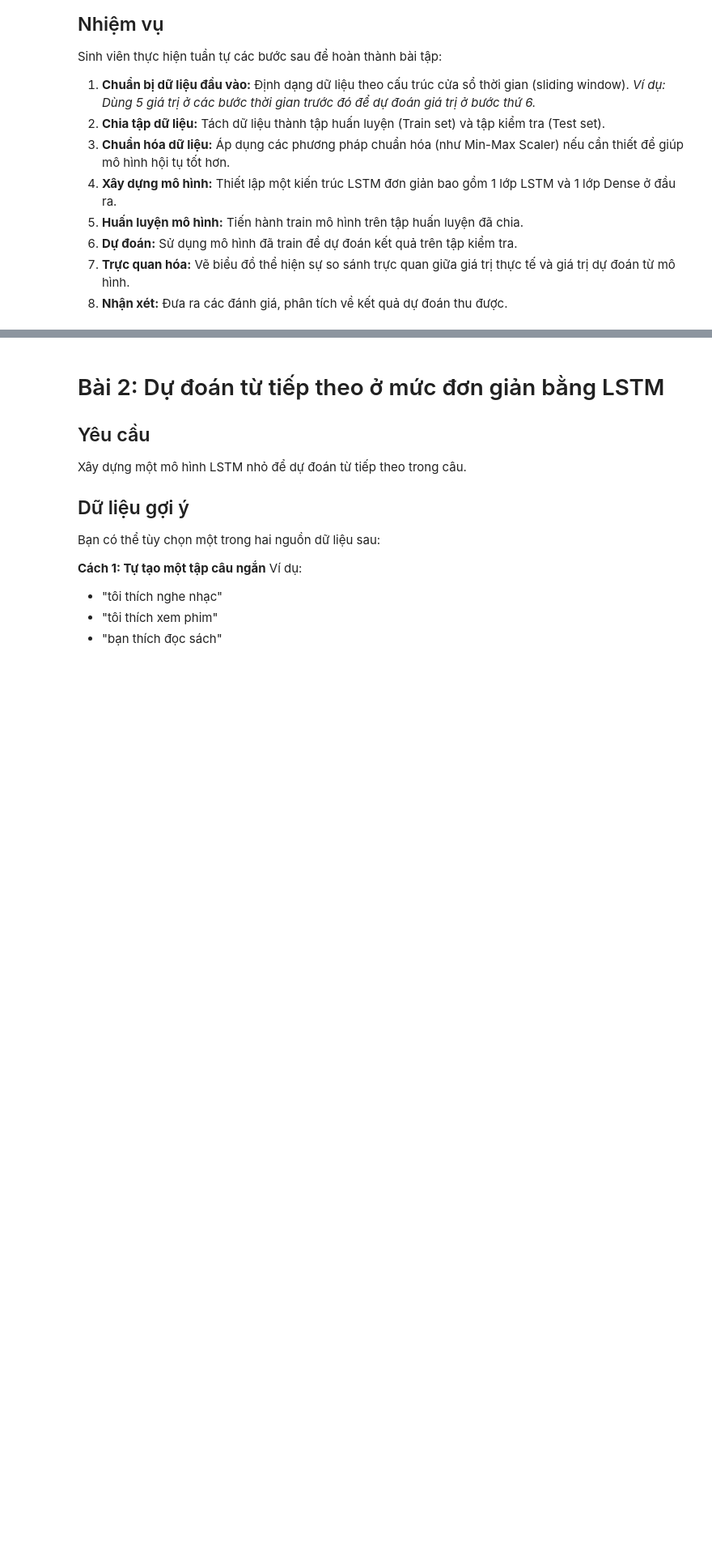
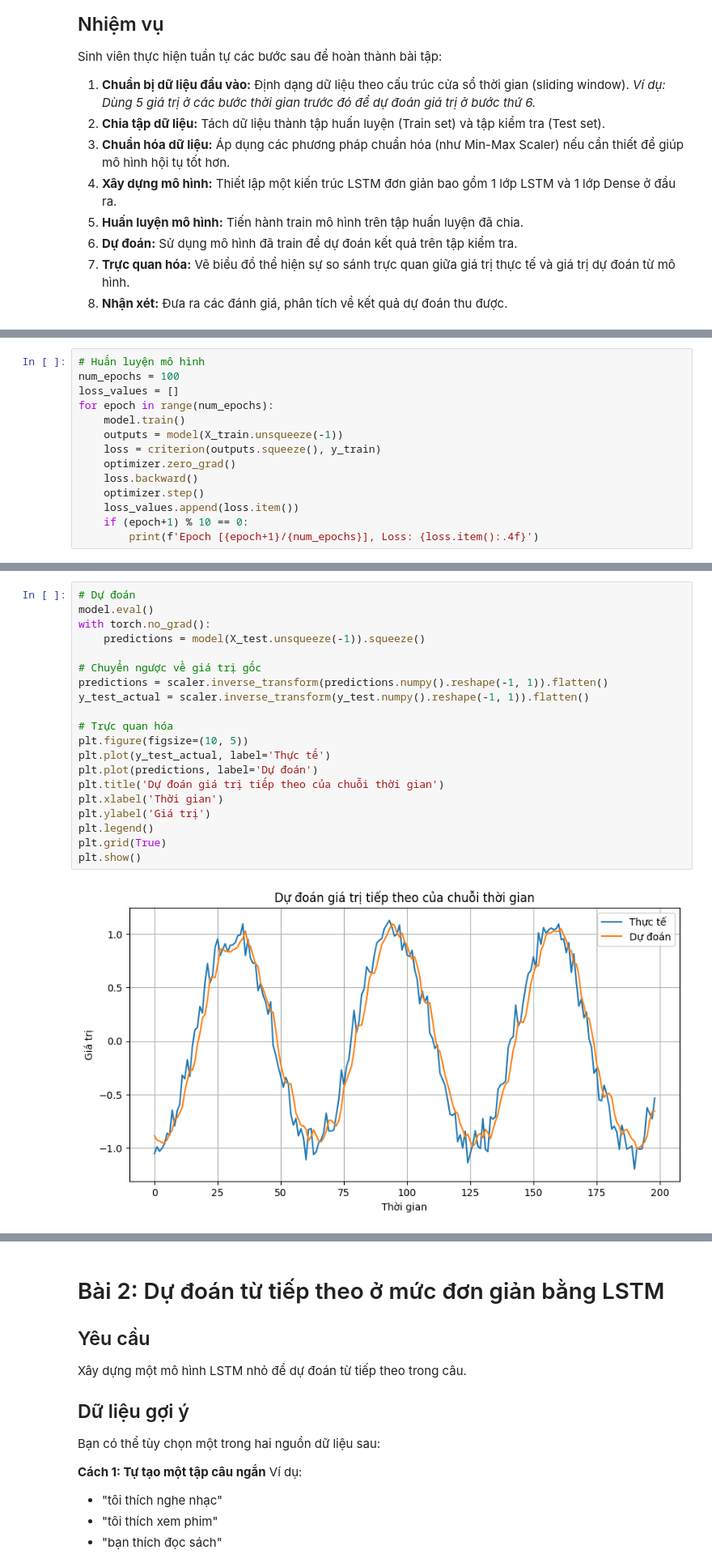
Before and after one commit to phtan2005/TH-GioiThieuHocSau, a Jupyter notebook: Week10/LSTM.ipynb, the cells around one changed output, grey strips where cells are left out. Shown at 81% size. Saved outputs shown, nothing was run; the diff lists cells and outputs as text; blank space fills up the shorter version.

```diff
--- a/Week10/LSTM.ipynb
+++ b/Week10/LSTM.ipynb
@@ -254,0 +313,14 @@ Sinh viên thực hiện tuần tự các bước sau để hoàn thành bài t
+# %%
+# Huấn luyện mô hình
+num_epochs = 100
+loss_values = []
+for epoch in range(num_epochs):
+    model.train()
+    outputs = model(X_train.unsqueeze(-1))
+    loss = criterion(outputs.squeeze(), y_train)
+    optimizer.zero_grad()
+    loss.backward()
+    optimizer.step()
+    loss_values.append(loss.item())
+    if (epoch+1) % 10 == 0:
+        print(f'Epoch [{epoch+1}/{num_epochs}], Loss: {loss.item():.4f}')
@@ -254,0 +338,22 @@ Sinh viên thực hiện tuần tự các bước sau để hoàn thành bài t
+# %%
+# Dự đoán
+model.eval()
+with torch.no_grad():
+    predictions = model(X_test.unsqueeze(-1)).squeeze()
+
+# Chuyển ngược về giá trị gốc
+predictions = scaler.inverse_transform(predictions.numpy().reshape(-1, 1)).flatten()
+y_test_actual = scaler.inverse_transform(y_test.numpy().reshape(-1, 1)).flatten()
+
+# Trực quan hóa
+plt.figure(figsize=(10, 5))
+plt.plot(y_test_actual, label='Thực tế')
+plt.plot(predictions, label='Dự đoán')
+plt.title('Dự đoán giá trị tiếp theo của chuỗi thời gian')
+plt.xlabel('Thời gian')
+plt.ylabel('Giá trị')
+plt.legend()
+plt.grid(True)
+plt.show()
+# %% [output]
+[figure, added]
```
Also changed, not shown: parts of 24 cells of this notebook.
